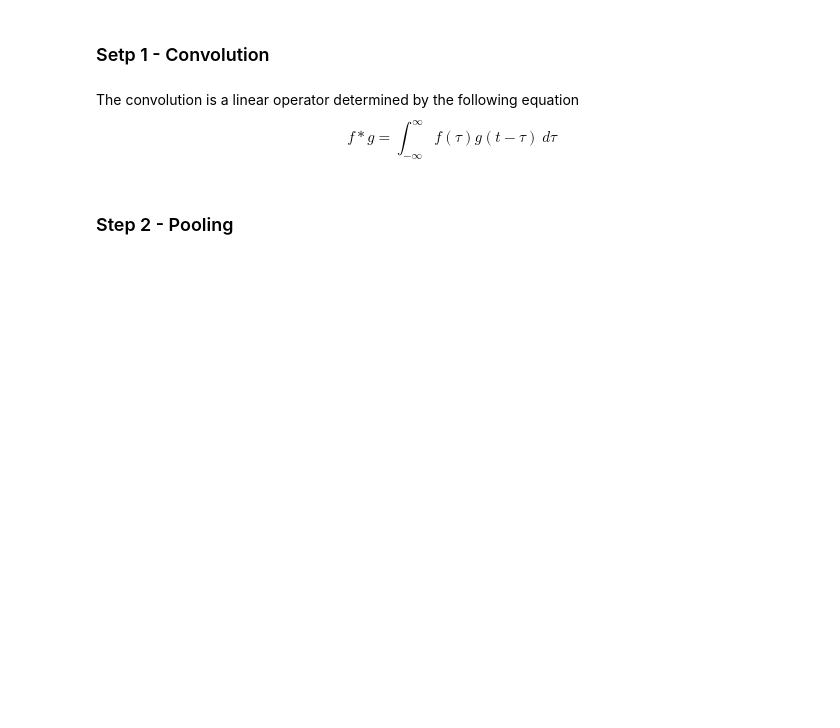
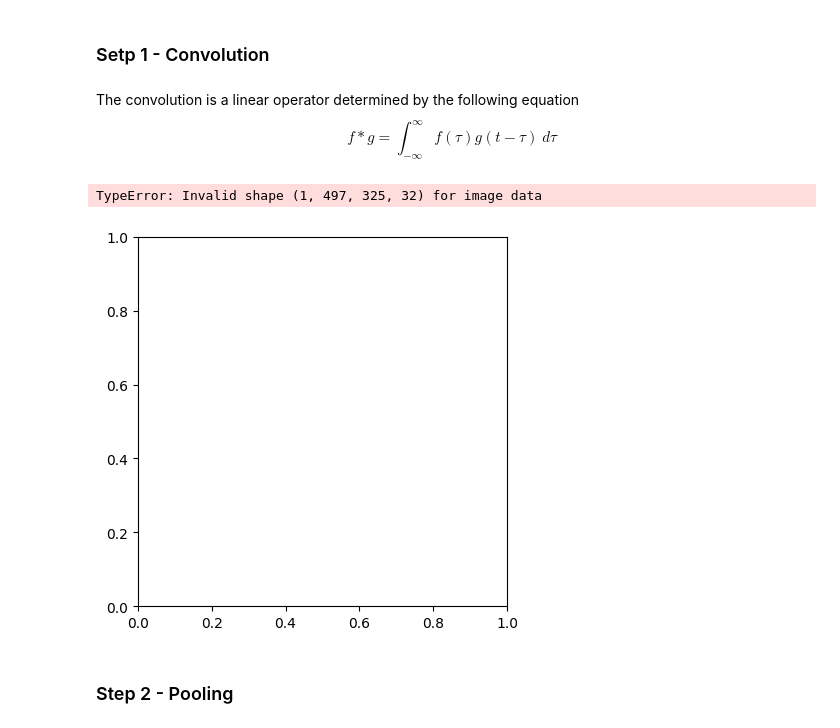
Before and after one commit to Misley-tech/Programitas, a Jupyter notebook: CatDogClassifier/CatDogClassifier.ipynb, the cells around one changed output. Saved outputs shown, nothing was run; the diff lists cells and outputs as text; code cells hidden in the pictures; blank space fills up the shorter version.

```diff
--- a/CatDogClassifier/CatDogClassifier.ipynb
+++ b/CatDogClassifier/CatDogClassifier.ipynb
@@ -169,6 +168,24 @@ cnn = tf.keras.models.Sequential()
 # %% [markdown]
 The convolution is a linear operator determined by the following equation
 $$ f * g = \int_{-\infty}^{\infty} f(\tau)g(t-\tau) \ d\tau$$
+# %%
+img_path = f'C:/Users/Asus/Desktop/programitas/CatDogClassifier/dataset/training_set/dogs/dog.1.jpg'
+img = load_img(img_path)
+img_array = img_to_array(img)
+img_array = np.expand_dims(img_array, axis=0)
+img_array /= 255 #normalization
+
+pic = tf.keras.layers.Conv2D(filters = 32, kernel_size= 3, activation = 'relu')
+output = pic(img_array)
+output = np.array(output)
+output = np.clip(output, 0, 255)
+
+plt.imshow(output)
+plt.title('Orginal image')
+plt.show()
+# %% [output]
+TypeError: Invalid shape (1, 497, 325, 32) for image data
+[figure, added]
 # %%
 cnn.add(tf.keras.layers.Conv2D(filters = 32, kernel_size= 3, activation = 'relu',input_shape=[64,64,3]))
 # %% [markdown]
```
Also changed, not shown: parts of 6 cells of this notebook.
